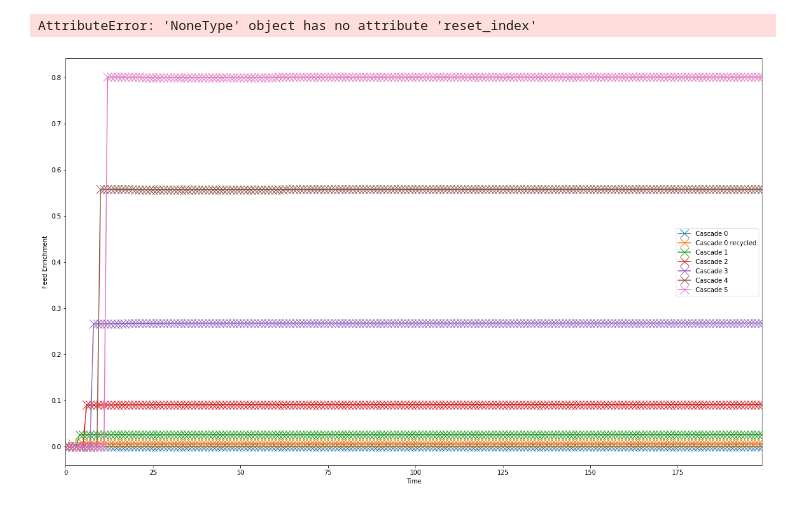
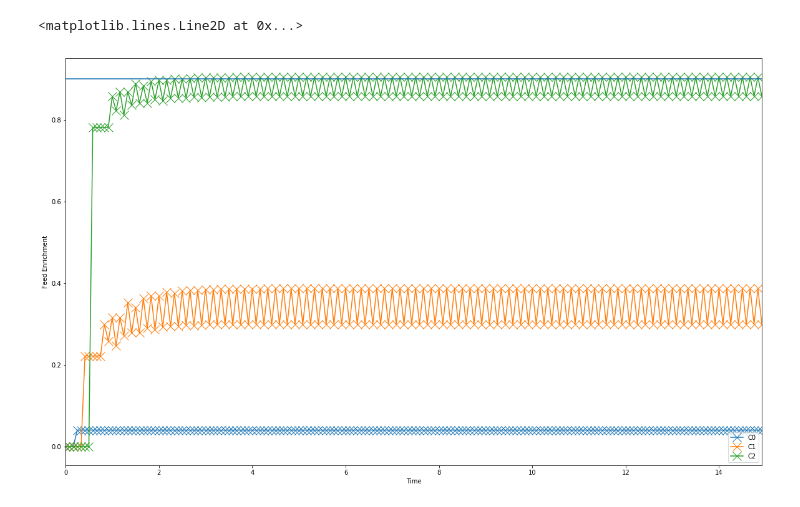
Before and after one commit to bam241/cyclus_jcpoa, a Jupyter notebook: cascade.ipynb, the cells around one changed output. Cells and saved outputs as stored; diff of their text form; code cells hidden in the pictures.

```diff
--- a/cascade.ipynb
+++ b/cascade.ipynb
@@ -92,35 +105,17 @@ pdh.MakePlot(plt_feed_case_4, "Time", "Feed Enrichment" )
 # %%
-file = "cascade_case_1.sqlite"
+file = "cascade_case_2_4.sqlite"
 
-feed_case_1 = []
-plt_feed_case_1 = []
-for i in range(6):
+feed_case_2_4 = []
+plt_feed_case_2_4 = []
+for i in range(3):
     df_ = cyh.TransFrac(file, receivers[i], sender[i], nucs1, nucs2,uma_238u, uma_235u)
     df_ = pdh.RenameTS(pdh.RemoveNan(df_), "Time", c_names[i])
-    feed_case_1.append(df_)
-    plt_feed_case_1.append( (df_, c_names[i]) )
+    df_['Time'] *= 1/12.
+    feed_case_2_4.append(df_)
+    plt_feed_case_2_4.append( (df_, c_names[i]) )
 
-pdh.MakePlot(plt_feed_case_1, "Time", "Feed Enrichment" )
+pdh.MakePlot(plt_feed_case_2_4, "Time", "Feed Enrichment" )
+plt.axhline(y=0.9)
 # %% [output]
-AttributeError: 'NoneType' object has no attribute 'reset_index'
+<matplotlib.lines.Line2D at 0x...>
+[figure, added]
-# %%
-file = "cascade_case_4.sqlite"
-feed_0 = get_frac_transaction(file, rec=['cascade_0'], send=['nu_src'])
-feed_0b = get_frac_transaction(file, rec=['cascade_0'], send=['storage_nat'])
-feed_1 = get_frac_transaction(file, rec=['cascade_1'], send=['storage_0'])
-feed_2 = get_frac_transaction(file, rec=['cascade_2'], send=['storage_1'])
-feed_3 = get_frac_transaction(file, rec=['cascade_3'], send=['storage_2'])
-feed_4 = get_frac_transaction(file, rec=['cascade_4'], send=['storage_3'])
-feed_5 = get_frac_transaction(file, rec=['cascade_5'], send=['storage_4'])
-plt_str = []
-plt_str.append( (format_df(feed_0, "Time", "Cascade 0"), 'Cascade 0' ))
-plt_str.append( (format_df(feed_0b, "Time", "Cascade 0 recycled"), 'Cascade 0 recycled' ))
-plt_str.append( (format_df(feed_1, "Time", "Cascade 1"), 'Cascade 1' ))
-plt_str.append( (format_df(feed_2, "Time", "Cascade 2"), 'Cascade 2' ))
-plt_str.append( (format_df(feed_3, "Time", "Cascade 3"), 'Cascade 3' ))
-plt_str.append( (format_df(feed_4, "Time", "Cascade 4"), 'Cascade 4' ))
-plt_str.append( (format_df(feed_5, "Time", "Cascade 5"), 'Cascade 5' ))
-
-make_plot(plt_str, "Time", "Feed Enrichment" )
-# %% [output]
-[figure, removed]
```
Also changed, not shown: parts of 19 cells of this notebook, 47 other files.
